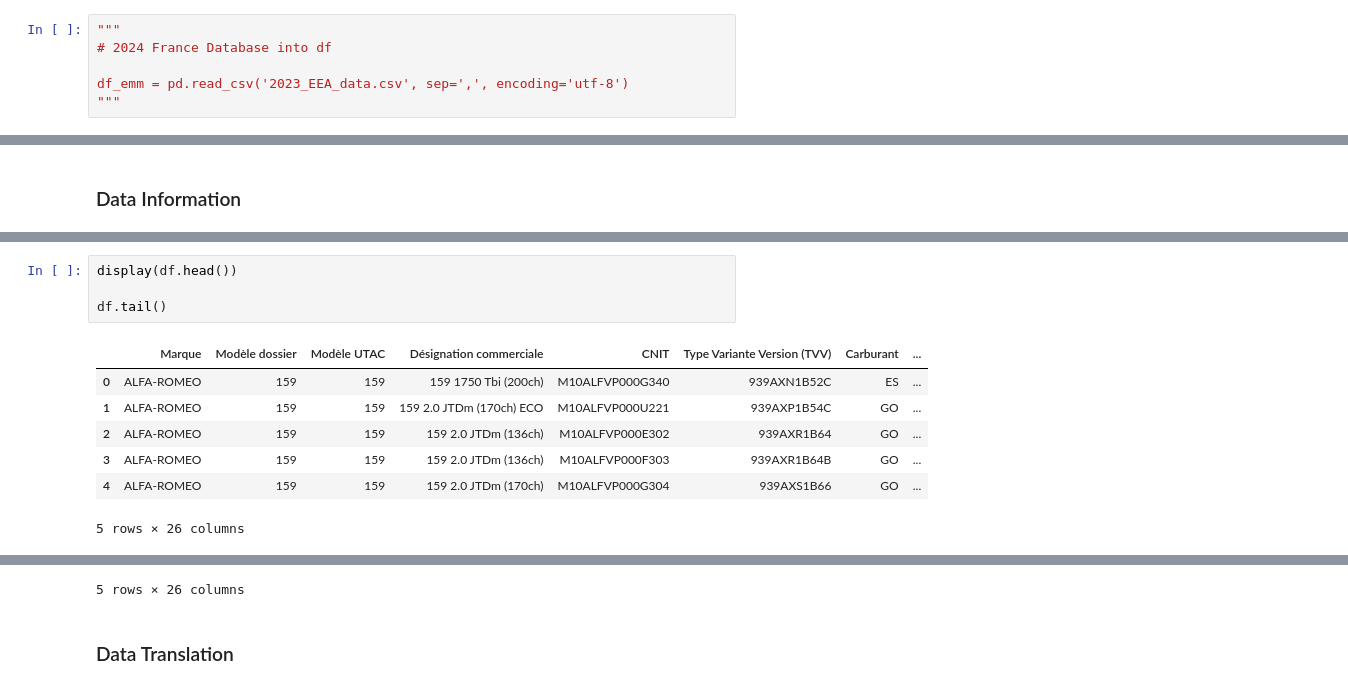
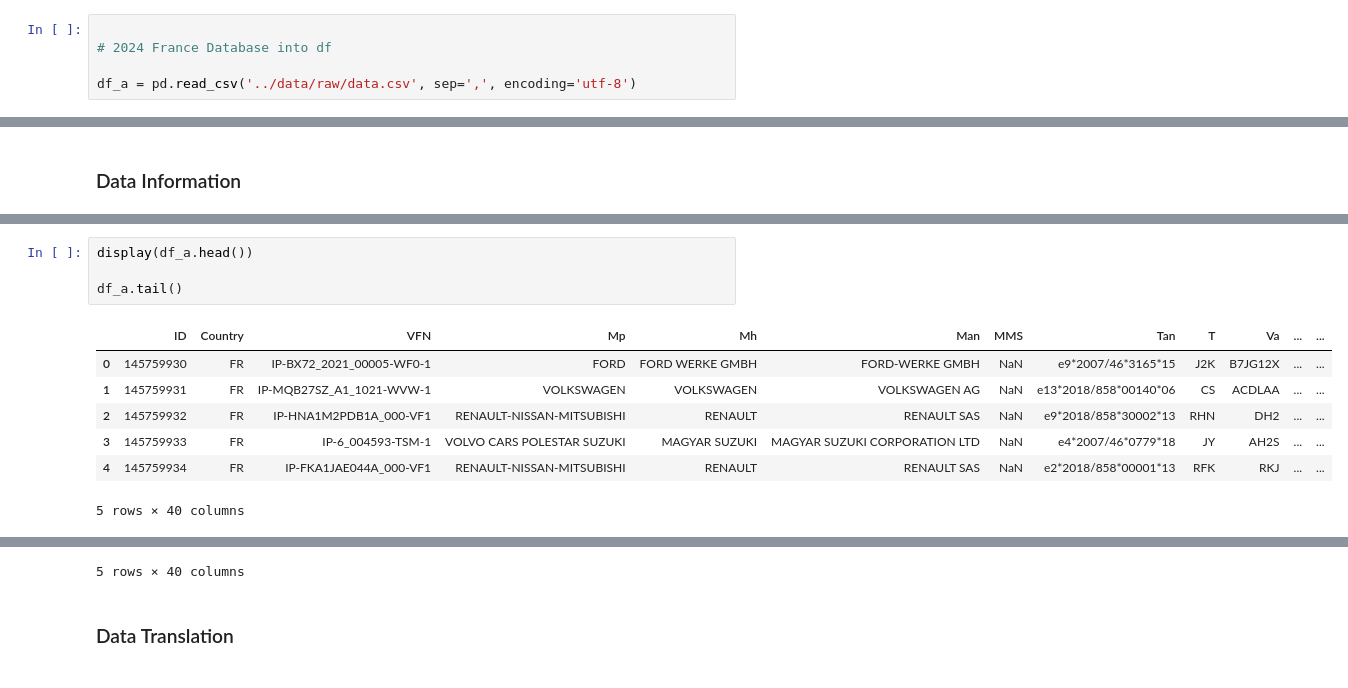
Before and after one commit to Tavocado-S/CO2_Prediction, a Jupyter notebook: notebooks/burak_explo_copy_2023.ipynb, the cells around one changed output, grey strips where cells are left out. Cells and saved outputs as stored; diff of their text form.

```diff
--- a/notebooks/burak_explo_copy_2023.ipynb
+++ b/notebooks/burak_explo_copy_2023.ipynb
@@ -122,6 +124,5 @@ df = pd.read_csv('../data/raw/2013_car_data.csv', sep=';', encoding='latin1')
 # %%
-"""
+
 # 2024 France Database into df
 
-df_emm = pd.read_csv('2023_EEA_data.csv', sep=',', encoding='utf-8')
-"""
+df_a = pd.read_csv('../data/raw/data.csv', sep=',', encoding='utf-8')
@@ -172,12 +158,12 @@ Index(['Marque', 'Modèle dossier', 'Modèle UTAC', 'Désignation commerciale',
 # %%
-display(df.head())
+display(df_a.head())
 
-df.tail()
+df_a.tail()
 # %% [output]
-|  | Marque | Modèle dossier | Modèle UTAC | Désignation commerciale | CNIT | Type Variante Version (TVV) | Carburant | ... |
-| 0 | ALFA-ROMEO | 159 | 159 | 159 1750 Tbi (200ch) | M10ALFVP000G340 | 939AXN1B52C | ES | ... |
-| 1 | ALFA-ROMEO | 159 | 159 | 159 2.0 JTDm (170ch) ECO | M10ALFVP000U221 | 939AXP1B54C | GO | ... |
-| 2 | ALFA-ROMEO | 159 | 159 | 159 2.0 JTDm (136ch) | M10ALFVP000E302 | 939AXR1B64 | GO | ... |
-| 3 | ALFA-ROMEO | 159 | 159 | 159 2.0 JTDm (136ch) | M10ALFVP000F303 | 939AXR1B64B | GO | ... |
-| 4 | ALFA-ROMEO | 159 | 159 | 159 2.0 JTDm (170ch) | M10ALFVP000G304 | 939AXS1B66 | GO | ... |
+|  | ID | Country | VFN | Mp | Mh | Man | MMS | Tan | T | Va | ... | ... |
+| 0 | 145759930 | FR | IP-BX72_2021_00005-WF0-1 | FORD | FORD WERKE GMBH | FORD-WERKE GMBH | NaN | e9*2007/46*3165*15 | J2K | B7JG12X | ... | ... |
+| 1 | 145759931 | FR | IP-MQB27SZ_A1_1021-WVW-1 | VOLKSWAGEN | VOLKSWAGEN | VOLKSWAGEN AG | NaN | e13*2018/858*00140*06 | CS | ACDLAA | ... | ... |
+| 2 | 145759932 | FR | IP-HNA1M2PDB1A_000-VF1 | RENAULT-NISSAN-MITSUBISHI | RENAULT | RENAULT SAS | NaN | e9*2018/858*30002*13 | RHN | DH2 | ... | ... |
+| 3 | 145759933 | FR | IP-6_004593-TSM-1 | VOLVO CARS POLESTAR SUZUKI | MAGYAR SUZUKI | MAGYAR SUZUKI CORPORATION LTD | NaN | e4*2007/46*0779*18 | JY | AH2S | ... | ... |
+| 4 | 145759934 | FR | IP-FKA1JAE044A_000-VF1 | RENAULT-NISSAN-MITSUBISHI | RENAULT | RENAULT SAS | NaN | e2*2018/858*00001*13 | RFK | RKJ | ... | ... |
-5 rows × 26 columns
+5 rows × 40 columns
@@ -190,4 +176,4 @@ df.tail()
-5 rows × 26 columns
+5 rows × 40 columns
 # %% [markdown]
 ### Data Translation
 # %%
```
Also changed, not shown: parts of 28 cells of this notebook, 1 other file.
